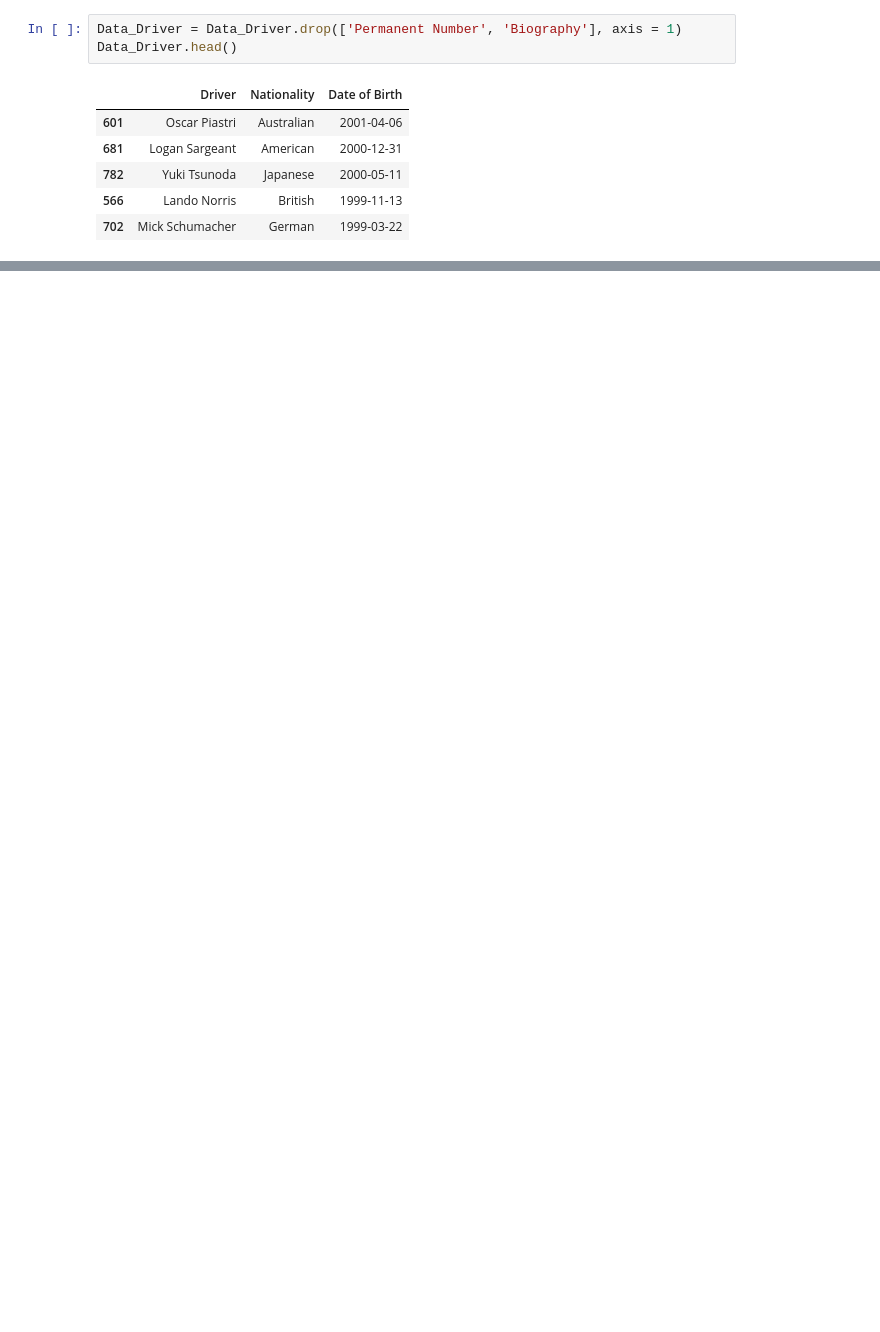
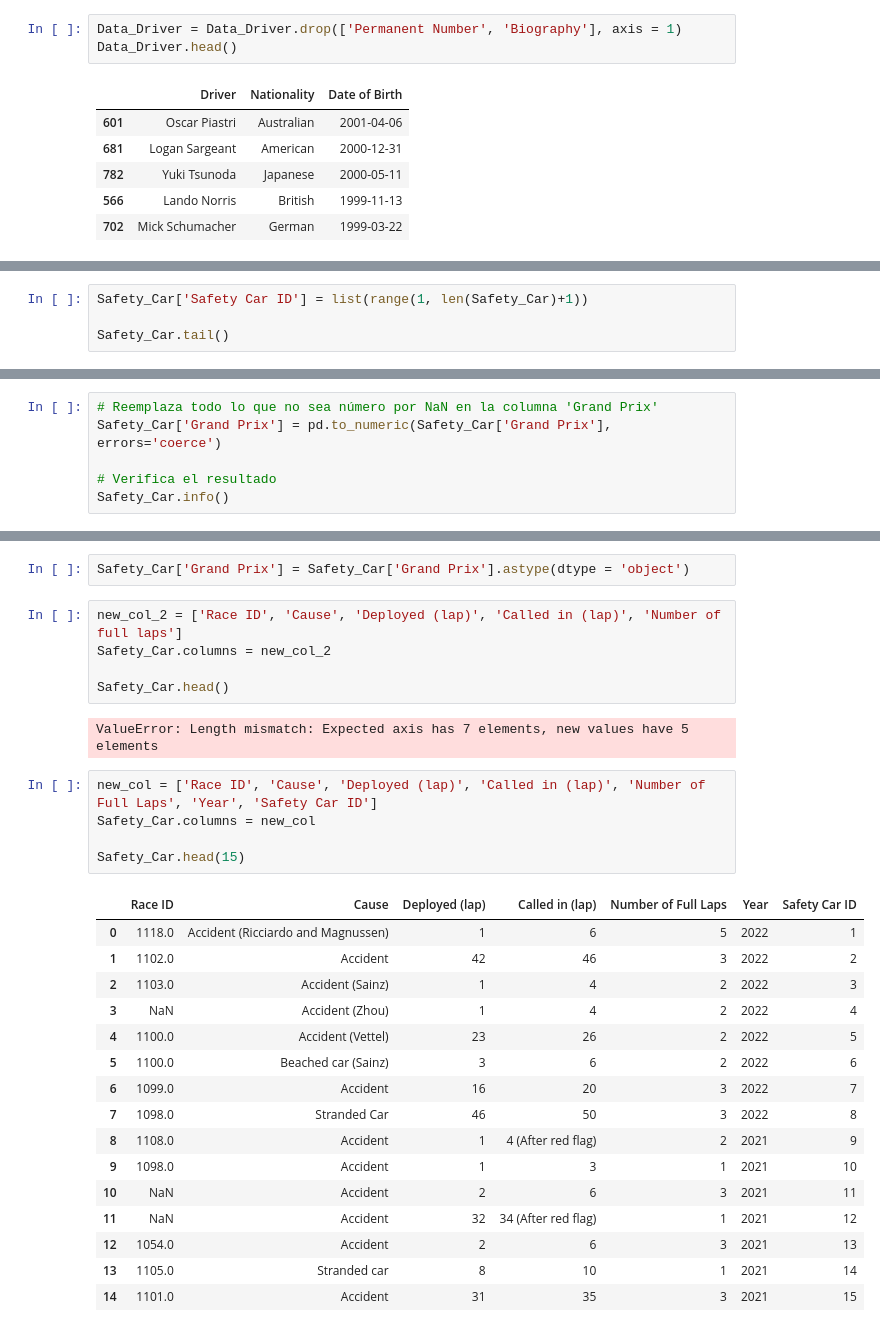
Before and after one commit to JuanGouveia/ETL-Project, a Jupyter notebook: code/book.ipynb, the cells around one changed output, grey strips where cells are left out. Saved outputs shown, nothing was run; the diff lists cells and outputs as text; blank space fills up the shorter version.

```diff
--- a/code/book.ipynb
+++ b/code/book.ipynb
@@ -589,0 +624,4 @@ Data_Driver.head()
+# %%
+Safety_Car['Safety Car ID'] = list(range(1, len(Safety_Car)+1))
+
+Safety_Car.tail()
@@ -589,0 +635,6 @@ Data_Driver.head()
+# %%
+# Reemplaza todo lo que no sea número por NaN en la columna 'Grand Prix'
+Safety_Car['Grand Prix'] = pd.to_numeric(Safety_Car['Grand Prix'], errors='coerce')
+
+# Verifica el resultado
+Safety_Car.info()
@@ -589,0 +655,31 @@ Data_Driver.head()
+# %%
+Safety_Car['Grand Prix'] = Safety_Car['Grand Prix'].astype(dtype = 'object')
+# %%
+new_col_2 = ['Race ID', 'Cause', 'Deployed (lap)', 'Called in (lap)', 'Number of full laps']
+Safety_Car.columns = new_col_2
+
+Safety_Car.head()
+# %% [output]
+ValueError: Length mismatch: Expected axis has 7 elements, new values have 5 elements
+# %%
+new_col = ['Race ID', 'Cause', 'Deployed (lap)', 'Called in (lap)', 'Number of Full Laps', 'Year', 'Safety Car ID']
+Safety_Car.columns = new_col
+
+Safety_Car.head(15)
+# %% [output]
+|  | Race ID | Cause | Deployed (lap) | Called in (lap) | Number of Full Laps | Year | Safety Car ID |
+| 0 | 1118.0 | Accident (Ricciardo and Magnussen) | 1 | 6 | 5 | 2022 | 1 |
+| 1 | 1102.0 | Accident | 42 | 46 | 3 | 2022 | 2 |
+| 2 | 1103.0 | Accident (Sainz) | 1 | 4 | 2 | 2022 | 3 |
+| 3 | NaN | Accident (Zhou) | 1 | 4 | 2 | 2022 | 4 |
+| 4 | 1100.0 | Accident (Vettel) | 23 | 26 | 2 | 2022 | 5 |
+| 5 | 1100.0 | Beached car (Sainz) | 3 | 6 | 2 | 2022 | 6 |
+| 6 | 1099.0 | Accident | 16 | 20 | 3 | 2022 | 7 |
+| 7 | 1098.0 | Stranded Car | 46 | 50 | 3 | 2022 | 8 |
+| 8 | 1108.0 | Accident | 1 | 4 (After red flag) | 2 | 2021 | 9 |
+| 9 | 1098.0 | Accident | 1 | 3 | 1 | 2021 | 10 |
+| 10 | NaN | Accident | 2 | 6 | 3 | 2021 | 11 |
+| 11 | NaN | Accident | 32 | 34 (After red flag) | 1 | 2021 | 12 |
+| 12 | 1054.0 | Accident | 2 | 6 | 3 | 2021 | 13 |
+| 13 | 1105.0 | Stranded car | 8 | 10 | 1 | 2021 | 14 |
+| 14 | 1101.0 | Accident | 31 | 35 | 3 | 2021 | 15 |
```
Also changed, not shown: parts of 9 cells of this notebook.
